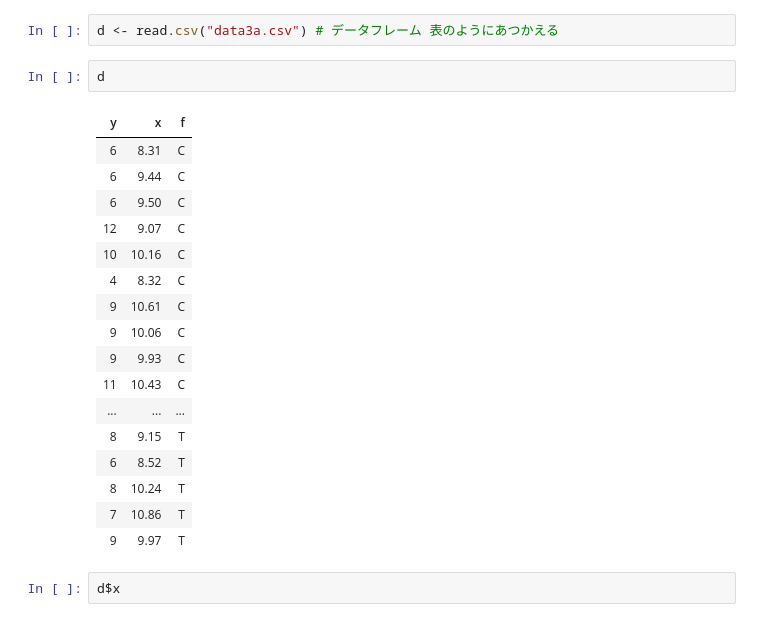
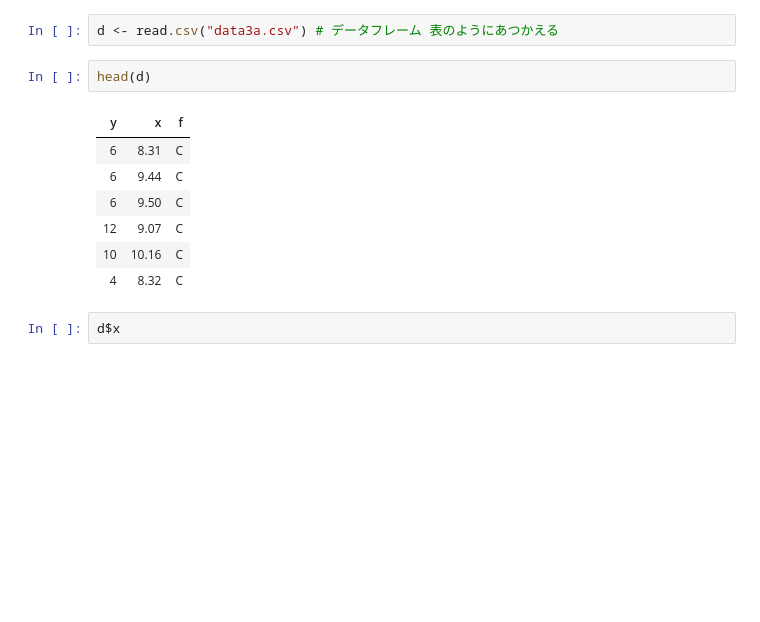
Before and after one commit to Rio-Sh/sub_stat_model_h29, a Jupyter notebook: データ解析統計モデリング.ipynb, the cells around one changed output. Cells and saved outputs as stored; diff of their text form; blank space fills up the shorter version.

```diff
--- a/データ解析統計モデリング.ipynb
+++ b/データ解析統計モデリング.ipynb
@@ -130,26 +142,16 @@ rpois(50, 3.5)
 # 一般化線系モデル(generalized liner model, GLM)
 # %%
 d <- read.csv("data3a.csv") # データフレーム 表のようにあつかえる
-# %%
-d
-# %% [output]
-| y | x | f |
-| 6 | 8.31 | C |
-| 6 | 9.44 | C |
-| 6 | 9.50 | C |
-| 12 | 9.07 | C |
-| 10 | 10.16 | C |
-| 4 | 8.32 | C |
-| 9 | 10.61 | C |
-| 9 | 10.06 | C |
-| 9 | 9.93 | C |
-| 11 | 10.43 | C |
-| ... | ... | ... |
-| 8 | 9.15 | T |
-| 6 | 8.52 | T |
-| 8 | 10.24 | T |
-| 7 | 10.86 | T |
-| 9 | 9.97 | T |
+# %%
+head(d)
+# %% [output]
+| y | x | f |
+| 6 | 8.31 | C |
+| 6 | 9.44 | C |
+| 6 | 9.50 | C |
+| 12 | 9.07 | C |
+| 10 | 10.16 | C |
+| 4 | 8.32 | C |
 # %%
 d$x
 # %% [output]
```
Also changed, not shown: parts of 8 cells of this notebook.
